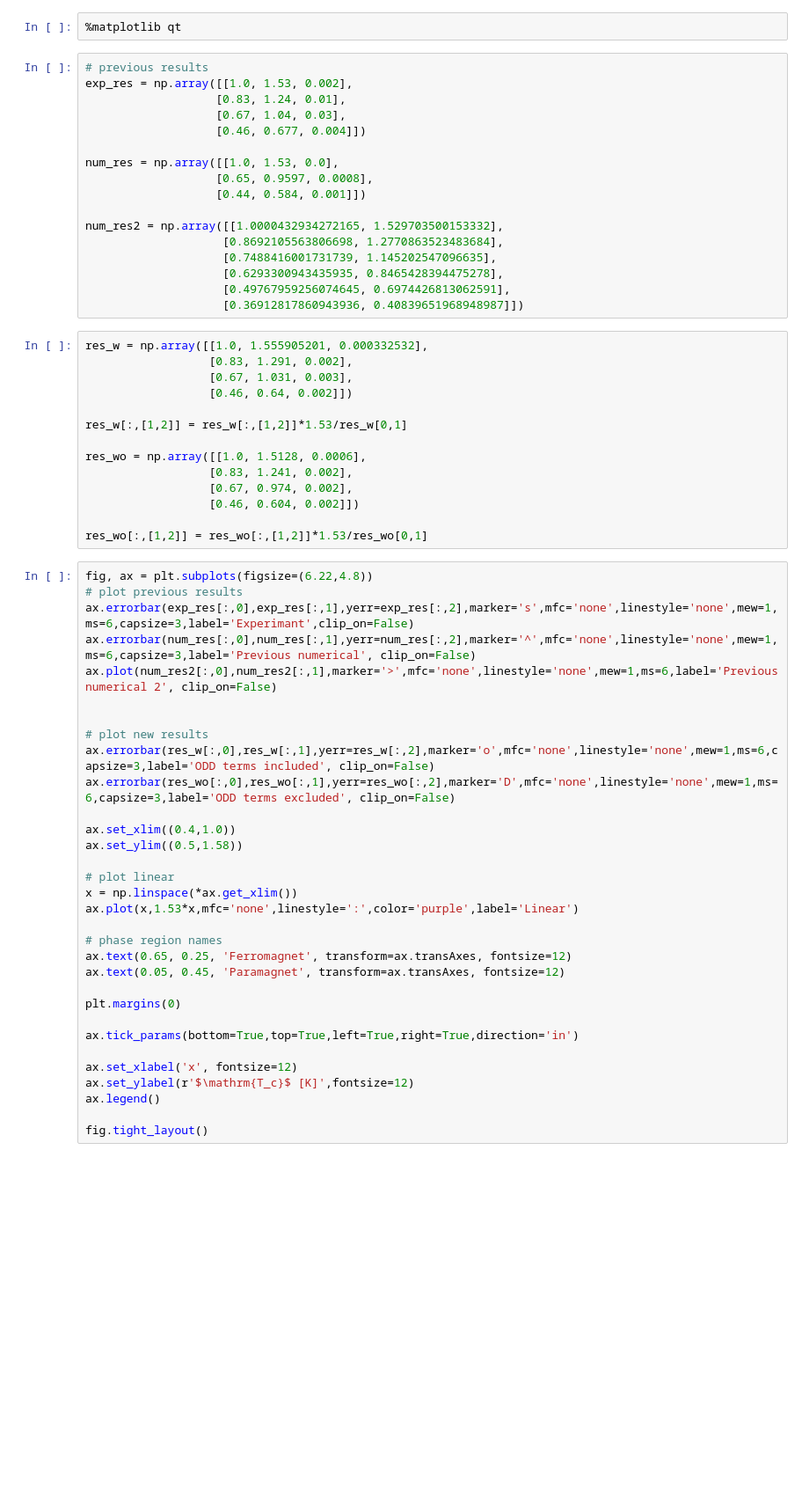
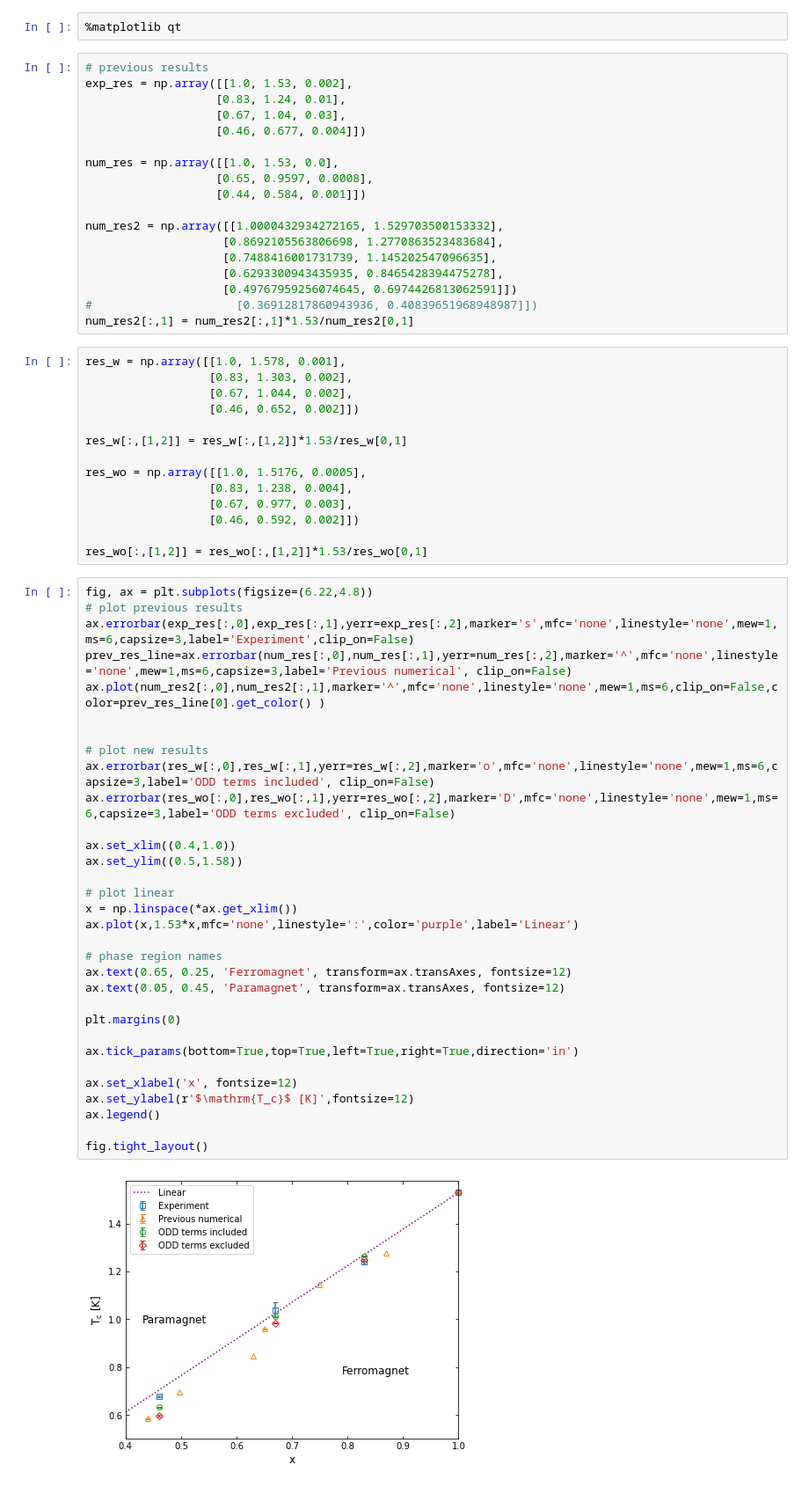
Before and after one commit to tomerdol/MC-LiHoF4-offdiagonal-dipolar, a Jupyter notebook: scripts/jupyter_notebooks/phase_diagram_T_x.ipynb, the cells around one changed output. Shown at 88% size. Cells and saved outputs as stored; diff of their text form; blank space fills up the shorter version.

```diff
--- a/scripts/jupyter_notebooks/phase_diagram_T_x.ipynb
+++ b/scripts/jupyter_notebooks/phase_diagram_T_x.ipynb
@@ -18,52 +18,55 @@ num_res2 = np.array([[1.0000432934272165, 1.529703500153332],
                     [0.8692105563806698, 1.2770863523483684],
                     [0.7488416001731739, 1.145202547096635],
                     [0.6293300943435935, 0.8465428394475278],
-                    [0.49767959256074645, 0.6974426813062591],
-                    [0.36912817860943936, 0.40839651968948987]])
+                    [0.49767959256074645, 0.6974426813062591]])
+#                     [0.36912817860943936, 0.40839651968948987]])
+num_res2[:,1] = num_res2[:,1]*1.53/num_res2[0,1]
 # %%
-res_w = np.array([[1.0, 1.555905201, 0.000332532],
-                  [0.83, 1.291, 0.002],
-                  [0.67, 1.031, 0.003],
-                  [0.46, 0.64, 0.002]])
+res_w = np.array([[1.0, 1.578, 0.001],
+                  [0.83, 1.303, 0.002],
+                  [0.67, 1.044, 0.002],
+                  [0.46, 0.652, 0.002]])
 
 res_w[:,[1,2]] = res_w[:,[1,2]]*1.53/res_w[0,1]
 
-res_wo = np.array([[1.0, 1.5128, 0.0006],
-                  [0.83, 1.241, 0.002],
-                  [0.67, 0.974, 0.002],
-                  [0.46, 0.604, 0.002]])
+res_wo = np.array([[1.0, 1.5176, 0.0005],
+                  [0.83, 1.238, 0.004],
+                  [0.67, 0.977, 0.003],
+                  [0.46, 0.592, 0.002]])
 
 res_wo[:,[1,2]] = res_wo[:,[1,2]]*1.53/res_wo[0,1]
 # %%
 fig, ax = plt.subplots(figsize=(6.22,4.8))
 # plot previous results
-ax.errorbar(exp_res[:,0],exp_res[:,1],yerr=exp_res[:,2],marker='s',mfc='none',linestyle='none',mew=1,ms=6,capsize=3,label='Experimant',clip_on=False)
-ax.errorbar(num_res[:,0],num_res[:,1],yerr=num_res[:,2],marker='^',mfc='none',linestyle='none',mew=1,ms=6,capsize=3,label='Previous numerical', clip_on=False)
-ax.plot(num_res2[:,0],num_res2[:,1],marker='>',mfc='none',linestyle='none',mew=1,ms=6,label='Previous numerical 2', clip_on=False)
+ax.errorbar(exp_res[:,0],exp_res[:,1],yerr=exp_res[:,2],marker='s',mfc='none',linestyle='none',mew=1,ms=6,capsize=3,label='Experiment',clip_on=False)
+prev_res_line=ax.errorbar(num_res[:,0],num_res[:,1],yerr=num_res[:,2],marker='^',mfc='none',linestyle='none',mew=1,ms=6,capsize=3,label='Previous numerical', clip_on=False)
+ax.plot(num_res2[:,0],num_res2[:,1],marker='^',mfc='none',linestyle='none',mew=1,ms=6,clip_on=False,color=prev_res_line[0].get_color() )
 
 
 # plot new results
 ax.errorbar(res_w[:,0],res_w[:,1],yerr=res_w[:,2],marker='o',mfc='none',linestyle='none',mew=1,ms=6,capsize=3,label='ODD terms included', clip_on=False)
 ax.errorbar(res_wo[:,0],res_wo[:,1],yerr=res_wo[:,2],marker='D',mfc='none',linestyle='none',mew=1,ms=6,capsize=3,label='ODD terms excluded', clip_on=False)
 
 ax.set_xlim((0.4,1.0))
 ax.set_ylim((0.5,1.58))
 
 # plot linear
 x = np.linspace(*ax.get_xlim())
 ax.plot(x,1.53*x,mfc='none',linestyle=':',color='purple',label='Linear')
 
 # phase region names
 ax.text(0.65, 0.25, 'Ferromagnet', transform=ax.transAxes, fontsize=12)
 ax.text(0.05, 0.45, 'Paramagnet', transform=ax.transAxes, fontsize=12)
 
 plt.margins(0)
 
 ax.tick_params(bottom=True,top=True,left=True,right=True,direction='in')
 
 ax.set_xlabel('x', fontsize=12)
 ax.set_ylabel(r'$\mathrm{T_c}$ [K]',fontsize=12)
 ax.legend()
 
 fig.tight_layout()
+# %% [output]
+[figure, added]
 # %%
```
Also changed, not shown: parts of 1 cell of this notebook, 3 other files.
